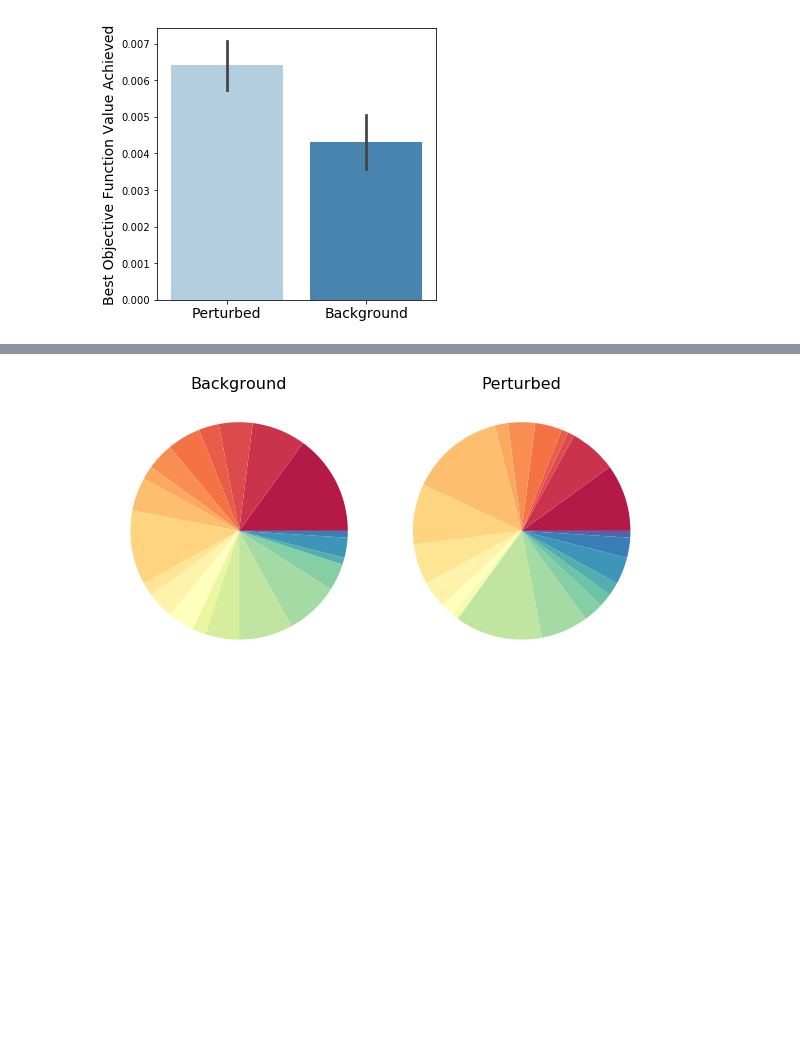
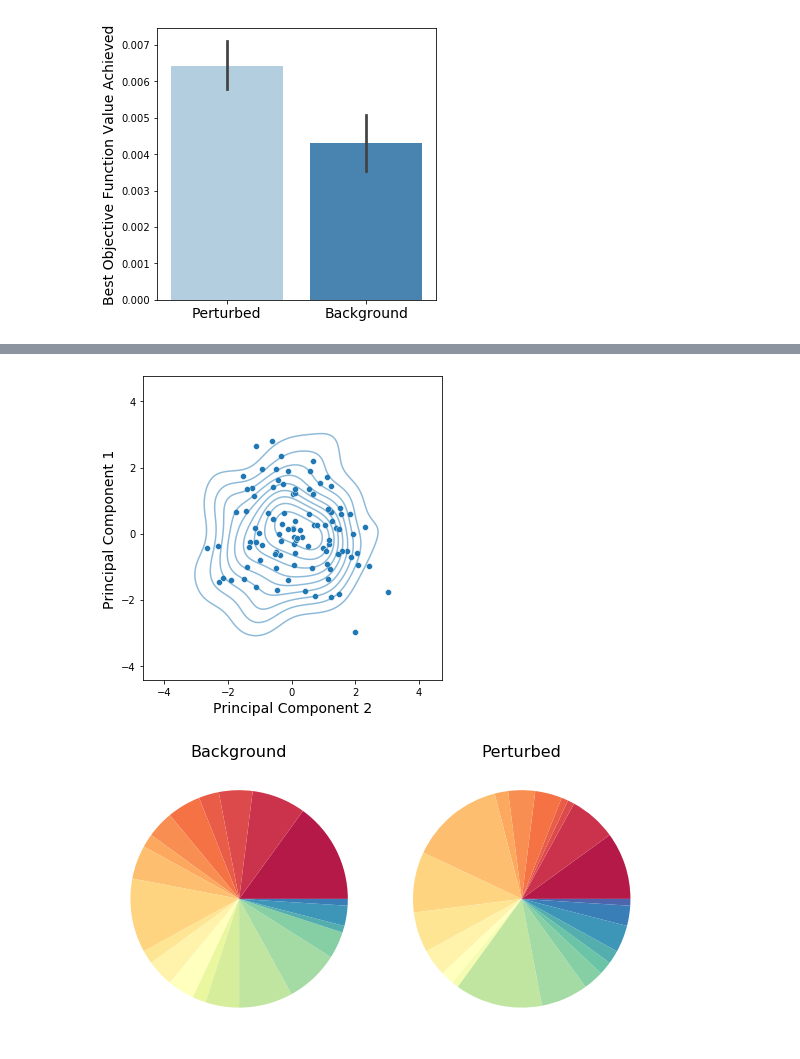
Before and after one commit to cjmerzbacher/bayesopt-dynamic-pathways, a Jupyter notebook: p_aminostyrene/p_aminostyrene.ipynb, the cells around one changed output, grey strips where cells are left out. Drawn from its saved outputs; the diff is of its cells as text; code cells hidden in the pictures; blank space fills up the shorter version.

```diff
--- a/p_aminostyrene/p_aminostyrene.ipynb
+++ b/p_aminostyrene/p_aminostyrene.ipynb
@@ -485,0 +502,30 @@ ax.tick_params(axis='x', labelsize=14)
+# %%
+## Run PCA and T-SNE
+features = ['theta_paf_prom1',
+       'theta_paf_prom2', 'theta_paf_prom3', 'theta_paca_prom1',
+       'theta_paca_prom2', 'theta_paca_prom3', 'k_paf_papA', 'k_paf_papB',
+       'k_paf_papC', 'k_paf_prom2', 'k_paf_prom3', 'k_paca_papA',
+       'k_paca_papB', 'k_paca_papC', 'k_paca_prom2', 'k_paca_prom3']
+background = total_background.loc[total_background['index'] == 999]
+background['perturbed'] = [False for i in range(len(background))]
+perturbed = plot_landscape
+perturbed['perturbed'] =  [True for i in range(len(perturbed))]
+combined = pd.concat([background, perturbed])
+x = combined.loc[:, features].values
+#Normalize features
+x = StandardScaler().fit_transform(x)
+#Run PCA
+pca = PCA(n_components=2)
+principalComponents = pca.fit_transform(x)
+principalDf = pd.DataFrame(data = principalComponents
+             , columns = ['pc1', 'pc2'])
+combined['pc1'] = principalComponents[:,0]
+combined['pc2'] = principalComponents[:,1]
+
+tsne = TSNE(n_components=2, verbose=1, perplexity=40, n_iter=300, init='pca')
+tsne_results = tsne.fit_transform(x)
+combined['tsne1'] = tsne_results[:,0]
+combined['tsne2'] = tsne_results[:,1]
+
+perturbed = combined.loc[combined.perturbed == True].sort_values(by='Circuit').reset_index(drop=True)
+background = combined.loc[combined.perturbed == False].sort_values(by='Circuit').reset_index(drop=True)
@@ -486,3 +550,15 @@ ax.tick_params(axis='x', labelsize=14)
+# %%
+### Figure: PCA results
+fig, axs = plt.subplots(1,1,figsize=(5,5))
+ax = axs
+sns.scatterplot(x="pc1", y="pc2", data=perturbed, ax=ax, legend=False, alpha=1)
+sns.kdeplot(data=background, x="pc1", y="pc2", thresh=.1, ax=ax, alpha=0.5, legend=False)
+ax.set_ylabel('Principal Component 1', fontsize=14)
+ax.set_xlabel('Principal Component 2', fontsize=14)
+fig.tight_layout()
+fig.savefig('chemical_robustness_pca.png', dpi=300)
+# %% [output]
+[figure, added]
 # %%
 ###FIGURE: Chemical robustness
 background_pie = (total_background.loc[total_background.index == 999].groupby('Best Circuit').count()['Circuit']/100).reset_index()
```
Also changed, not shown: parts of 6 cells of this notebook, 11 other files.
